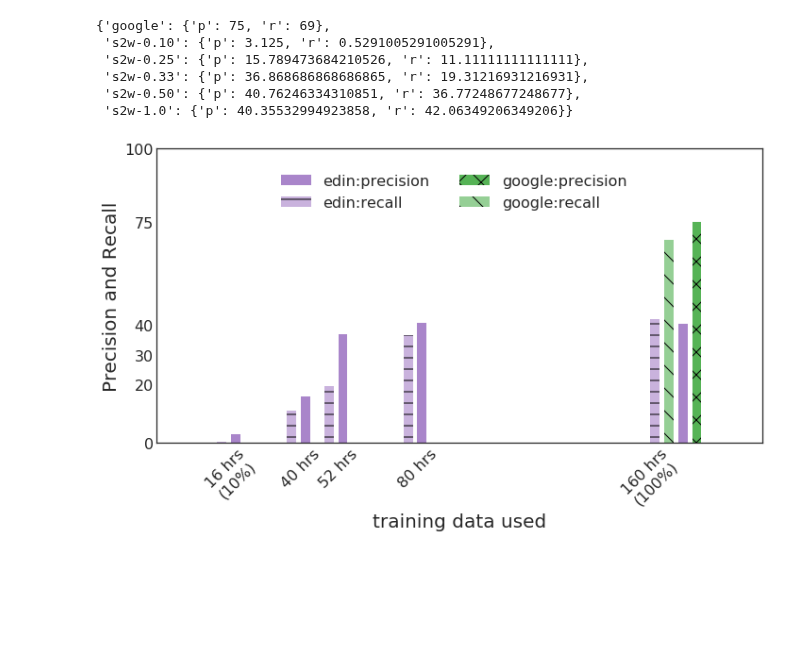
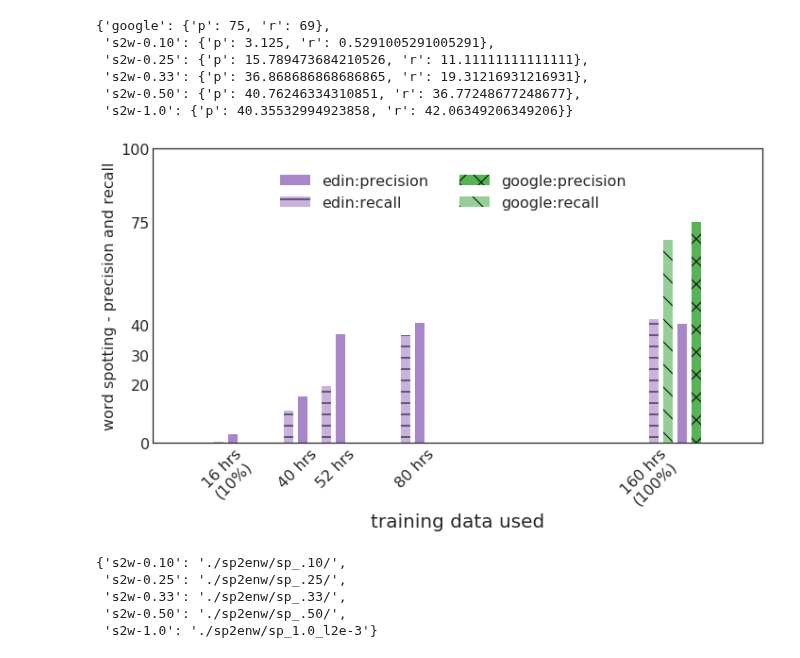
Before and after one commit to 0xSameer/speech2text, a Jupyter notebook: results.ipynb, the cells around one changed output. Cells and saved outputs as stored; diff of their text form; code cells hidden in the pictures; blank space fills up the shorter version.

```diff
--- a/results.ipynb
+++ b/results.ipynb
@@ -174,7 +174,7 @@ plt.xticks(x_scale-4, x_labels, rotation=45)
 plt.yticks([0,100]+list(range(20,40,10))+[42, 58], rotation=0, fontsize=16)
 
 ax.set_xlabel('training data used', size=20)
-ax.set_ylabel('Precision and Recall', size=20)
+ax.set_ylabel('translation - precision and recall', size=16)
 for i in ax.get_xticklabels()+ax.get_yticklabels():
     i.set_fontsize(16)
 
@@ -270,32 +270,40 @@ ax.bar(px_vals, py_vals, label="edin:precision", color=tableau20[8], hatch="", w
 
 ry_vals = [topics_metrics[k]['r'] for k in topics_metrics if k != "google"]
 rx_vals = x_scale-6
 rx_vals[-1] = 97
 ax.bar(rx_vals, ry_vals, label="edin:recall", color=tableau20[8], hatch="-", width=2, alpha=.5)
 
 
 ax.bar([106], [topics_metrics['google']['p']], label="google:precision", color=tableau20[4], hatch='x', width=2, alpha=.8)
 ax.bar([100], [topics_metrics['google']['r']], label="google:recall", color=tableau20[4], hatch='\\', width=2, alpha=.5)
 
 
 plt.xticks(x_scale-4, x_labels, rotation=45)
 plt.yticks([0,100]+list(range(20,40,10))+[40, 75], rotation=0, fontsize=16)
 
 ax.set_xlabel('training data used', size=20)
-ax.set_ylabel('Precision and Recall', size=20)
+ax.set_ylabel('word spotting - precision and recall', size=16)
 for i in ax.get_xticklabels()+ax.get_yticklabels():
     i.set_fontsize(16)
 
 plt.yticks(fontsize=16, rotation=0)
 
 plt.ylim(0,100)
 plt.xlim(-10,120)
 
 # sns.despine(left=True, bottom=True)
 
 plt.legend(bbox_to_anchor=(0.8, 0.96), framealpha=0, fontsize=16, ncol=2)
 
 fig.tight_layout()
 fig.savefig(fname="word_spotting_prec_rec.png", dpi=300)
 # %% [output]
-[figure, old version]
+[figure, new version]
+# %%
+model_files
+# %% [output]
+{'s2w-0.10': './sp2enw/sp_.10/',
+ 's2w-0.25': './sp2enw/sp_.25/',
+ 's2w-0.33': './sp2enw/sp_.33/',
+ 's2w-0.50': './sp2enw/sp_.50/',
+ 's2w-1.0': './sp2enw/sp_1.0_l2e-3'}
```
Also changed, not shown: parts of 10 cells of this notebook, 1 other file.
